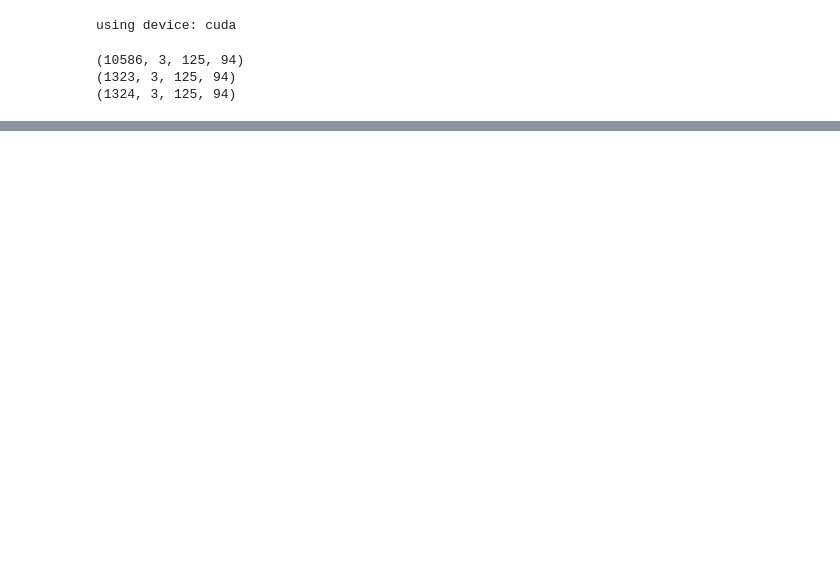
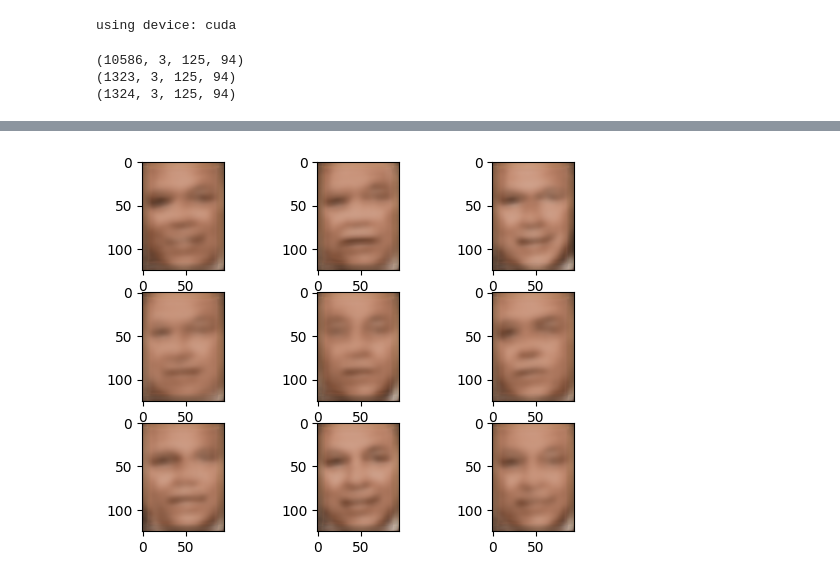
Before and after one commit to rwbakerUMASS/682-Final-Project, a Jupyter notebook: run_model.ipynb, the cells around one changed output, grey strips where cells are left out. Cells and saved outputs as stored; diff of their text form; code cells hidden in the pictures; blank space fills up the shorter version.

```diff
--- a/run_model.ipynb
+++ b/run_model.ipynb
@@ -81,0 +83,11 @@ plt.imshow(scores.to('cpu').permute(1, 2, 0))
+# %%
+decoder = model.decoder
+with torch.no_grad():
+    randomData = torch.Tensor(np.random.normal(0.25,0.25,(9,64)))
+    scores = model.decoder(randomData.to(device))
+f = plt.figure()
+for i in range(9):
+    f.add_subplot(3,3,i+1)
+    plt.imshow(scores[i].squeeze(0).to('cpu').permute(1, 2, 0))
+# %% [output]
+[figure, added]
```
Also changed, not shown: parts of 4 cells of this notebook, 4 other files.
